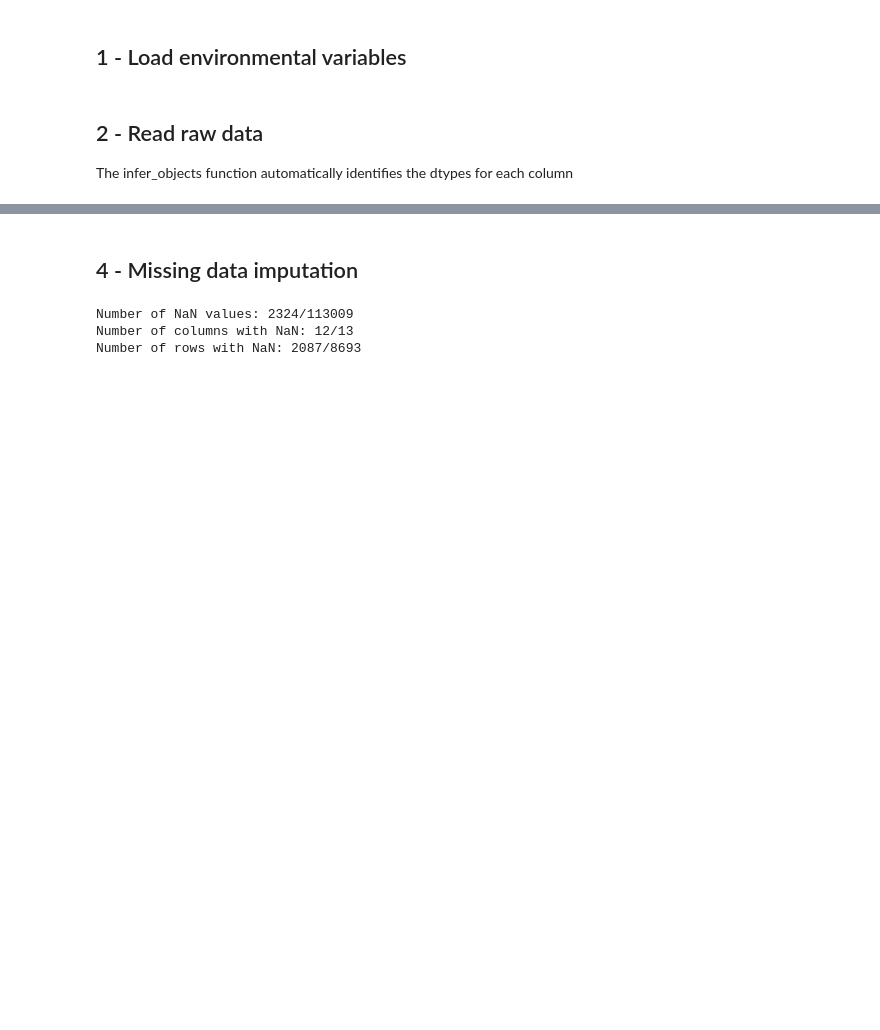
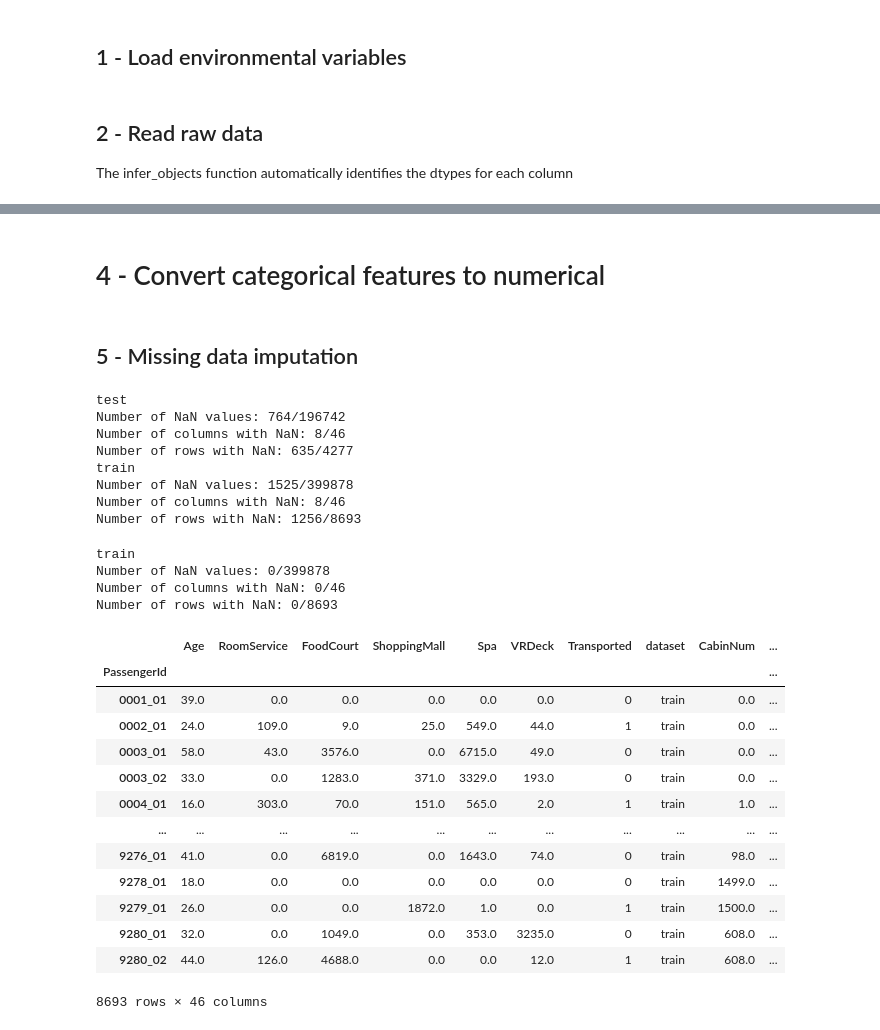
Before and after one commit to tpinhoda/Kaggle_Spacechip_Titanic, a Jupyter notebook: notebooks/1_Data_Preprocessing.ipynb, the cells around one changed output, grey strips where cells are left out. Drawn from its saved outputs; the diff is of its cells as text; code cells hidden in the pictures; blank space fills up the shorter version.

```diff
--- a/notebooks/1_Data_Preprocessing.ipynb
+++ b/notebooks/1_Data_Preprocessing.ipynb
@@ -49,0 +44,10 @@ raw_data.head()
+# %%
+train_raw_data = pd.read_csv(os.path.join(project_dir, raw_data_path, "train.csv")).infer_objects()
+test_raw_data =  pd.read_csv(os.path.join(project_dir, raw_data_path, "test.csv")).infer_objects()
+
+test_raw_data["Transported"] = [-1] * test_raw_data.shape[0]
+test_raw_data["dataset"] = ["test"] * test_raw_data.shape[0]
+train_raw_data["dataset"] = ["train"] * train_raw_data.shape[0]
+
+raw_data = pd.concat([train_raw_data, test_raw_data])
+raw_data
@@ -103,0 +155,2 @@ Removed ID type columns: ['PassengerId']
+# %% [markdown]
+# 4 - Convert categorical features to numerical
@@ -104,15 +160,50 @@ Removed ID type columns: ['PassengerId']
 # %% [markdown]
-## 4 - Missing data imputation
+## 5 - Missing data imputation
 # %%
-
-print(f"Number of NaN values: {pre_processed_data.isna().sum().sum()}/{pre_processed_data.size}")
-print(f"Number of columns with NaN: {pre_processed_data.isna().any().sum()}/{pre_processed_data.shape[1]}")
-print(f"Number of rows with NaN: {pre_processed_data.isna().any(axis=1).sum()}/{pre_processed_data.shape[0]}")
+for dataset, data in data.groupby(by="dataset"):
+    print(dataset)
+    print(f"Number of NaN values: {data.isna().sum().sum()}/{data.size}")
+    print(f"Number of columns with NaN: {data.isna().any().sum()}/{data.shape[1]}")
+    print(f"Number of rows with NaN: {data.isna().any(axis=1).sum()}/{data.shape[0]}")
 # ToDo:
 # We need to inputate missing data for all columns
 # We need to check if this is possible
 # %% [output]
-Number of NaN values: 2324/113009
-Number of columns with NaN: 12/13
-Number of rows with NaN: 2087/8693
+test
+Number of NaN values: 764/196742
+Number of columns with NaN: 8/46
+Number of rows with NaN: 635/4277
+train
+Number of NaN values: 1525/399878
+Number of columns with NaN: 8/46
+Number of rows with NaN: 1256/8693
+# %%
+for col in numerical_cols:
+    data[col].fillna((data[col].mean()), inplace=True)
+
+for dataset, data in data.groupby(by="dataset"):
+    print(dataset)
+    print(f"Number of NaN values: {data.isna().sum().sum()}/{data.size}")
+    print(f"Number of columns with NaN: {data.isna().any().sum()}/{data.shape[1]}")
+    print(f"Number of rows with NaN: {data.isna().any(axis=1).sum()}/{data.shape[0]}")
+data
+# %% [output]
+train
+Number of NaN values: 0/399878
+Number of columns with NaN: 0/46
+Number of rows with NaN: 0/8693
+|  | Age | RoomService | FoodCourt | ShoppingMall | Spa | VRDeck | Transported | dataset | CabinNum | ... |
+| PassengerId |  |  |  |  |  |  |  |  |  | ... |
+| 0001_01 | 39.0 | 0.0 | 0.0 | 0.0 | 0.0 | 0.0 | 0 | train | 0.0 | ... |
+| 0002_01 | 24.0 | 109.0 | 9.0 | 25.0 | 549.0 | 44.0 | 1 | train | 0.0 | ... |
+| 0003_01 | 58.0 | 43.0 | 3576.0 | 0.0 | 6715.0 | 49.0 | 0 | train | 0.0 | ... |
+| 0003_02 | 33.0 | 0.0 | 1283.0 | 371.0 | 3329.0 | 193.0 | 0 | train | 0.0 | ... |
+| 0004_01 | 16.0 | 303.0 | 70.0 | 151.0 | 565.0 | 2.0 | 1 | train | 1.0 | ... |
+| ... | ... | ... | ... | ... | ... | ... | ... | ... | ... | ... |
+| 9276_01 | 41.0 | 0.0 | 6819.0 | 0.0 | 1643.0 | 74.0 | 0 | train | 98.0 | ... |
+| 9278_01 | 18.0 | 0.0 | 0.0 | 0.0 | 0.0 | 0.0 | 0 | train | 1499.0 | ... |
+| 9279_01 | 26.0 | 0.0 | 0.0 | 1872.0 | 1.0 | 0.0 | 1 | train | 1500.0 | ... |
+| 9280_01 | 32.0 | 0.0 | 1049.0 | 0.0 | 353.0 | 3235.0 | 0 | train | 608.0 | ... |
+| 9280_02 | 44.0 | 126.0 | 4688.0 | 0.0 | 0.0 | 12.0 | 1 | train | 608.0 | ... |
+8693 rows × 46 columns
 # %% [markdown]
```
Also changed, not shown: parts of 18 cells of this notebook.
